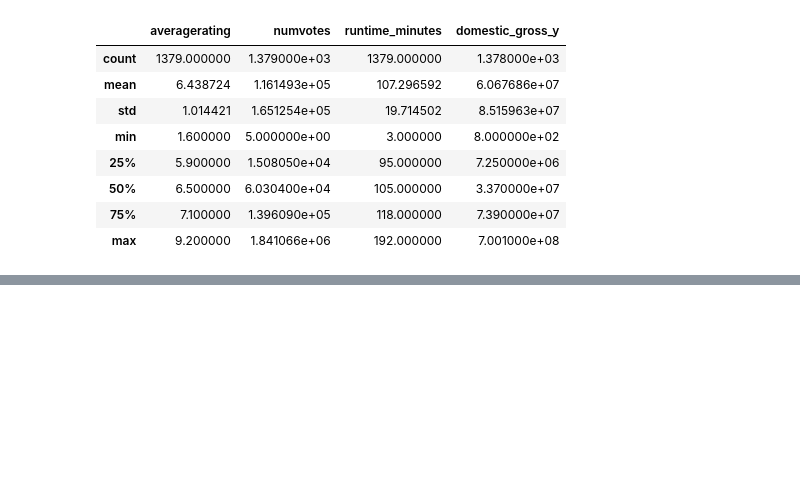
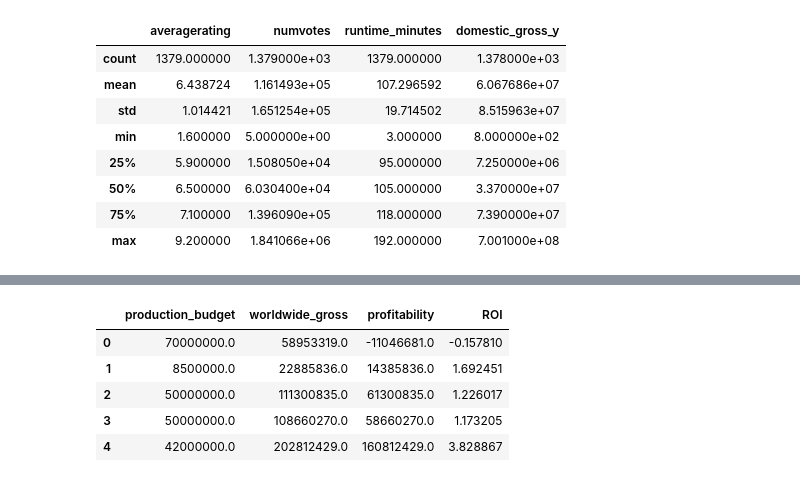
Before and after one commit to Kissienya/group-2-phase-2-moringa-project, a Jupyter notebook: student.ipynb, the cells around one changed output, grey strips where cells are left out. Cells and saved outputs as stored; diff of their text form; code cells hidden in the pictures; blank space fills up the shorter version.

```diff
--- a/student.ipynb
+++ b/student.ipynb
@@ -271,0 +414,17 @@ merged_df.describe()
+# %%
+# Create two new variables: Profitability and ROI (Return on Investment)
+# Profitability  = worldwide_gross – production_budget
+merged_df["profitability"] = merged_df["worldwide_gross"] - merged_df["production_budget"]
+
+# ROI = profitability ÷ production_budget
+merged_df["ROI"] = merged_df["profitability"] / merged_df["production_budget"]
+
+# Optional: inspect the result
+merged_df[["production_budget", "worldwide_gross", "profitability", "ROI"]].head()
+# %% [output]
+|  | production_budget | worldwide_gross | profitability | ROI |
+| 0 | 70000000.0 | 58953319.0 | -11046681.0 | -0.157810 |
+| 1 | 8500000.0 | 22885836.0 | 14385836.0 | 1.692451 |
+| 2 | 50000000.0 | 111300835.0 | 61300835.0 | 1.226017 |
+| 3 | 50000000.0 | 108660270.0 | 58660270.0 | 1.173205 |
+| 4 | 42000000.0 | 202812429.0 | 160812429.0 | 3.828867 |
```
Also changed, not shown: parts of 17 cells of this notebook.
